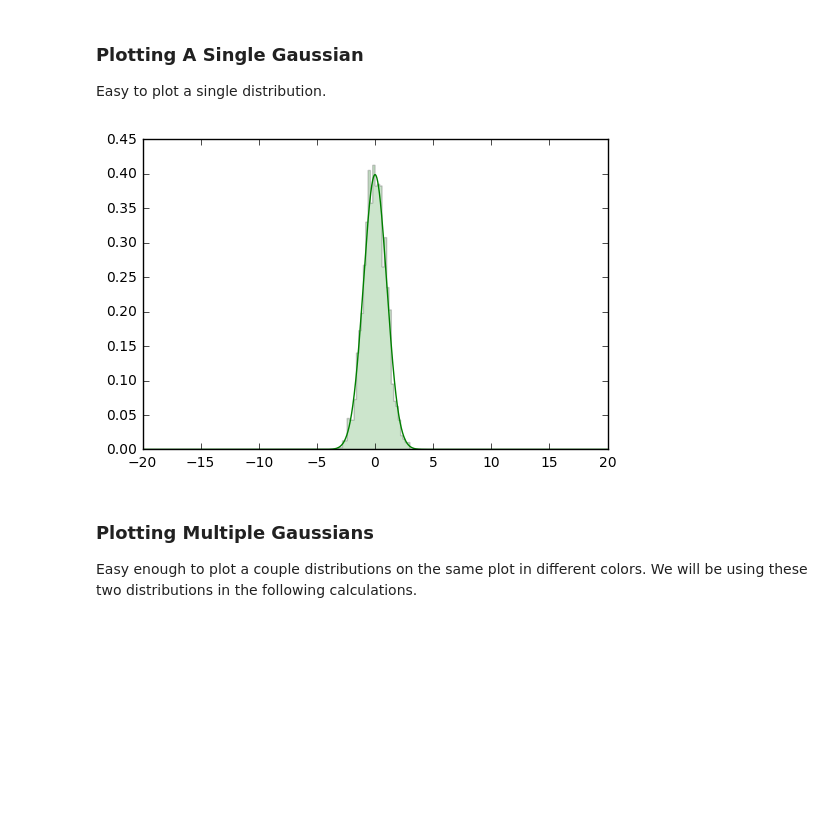
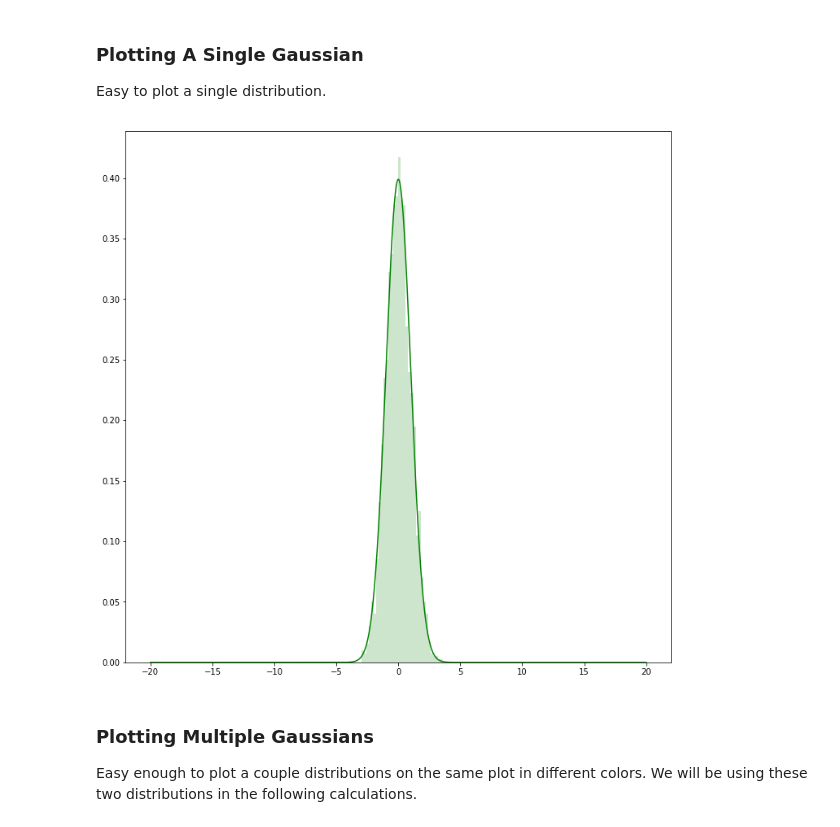
Before and after one commit to CompScienceClub/python-kalman-filter-presentation, a Jupyter notebook: jupyter/Gaussian.ipynb, the cells around one changed output. Saved outputs shown, nothing was run; the diff lists cells and outputs as text; code cells hidden in the pictures; blank space fills up the shorter version.

Commit message:
Made the visuals larger

```diff
--- a/jupyter/Gaussian.ipynb
+++ b/jupyter/Gaussian.ipynb
@@ -49,18 +49,20 @@ class Gaussian:
 
 Easy to plot a single distribution.
 # %%
+plt.figure(figsize=(12,12))
+
 p = Plot()
 g = Gaussian()
 
 dist = (0.0, 1.0)
 
 # Distribution histogram in green, with PDF outline
 g.plot_samples(p, dist)
 g.plot_pdf(p, dist)
 
 p.show()
 # %% [output]
-[figure, old version]
+[figure, new version]
 # %% [markdown]
 ### Plotting Multiple Gaussians
 
```
Also changed, not shown: parts of 6 cells of this notebook, 5 other files.
